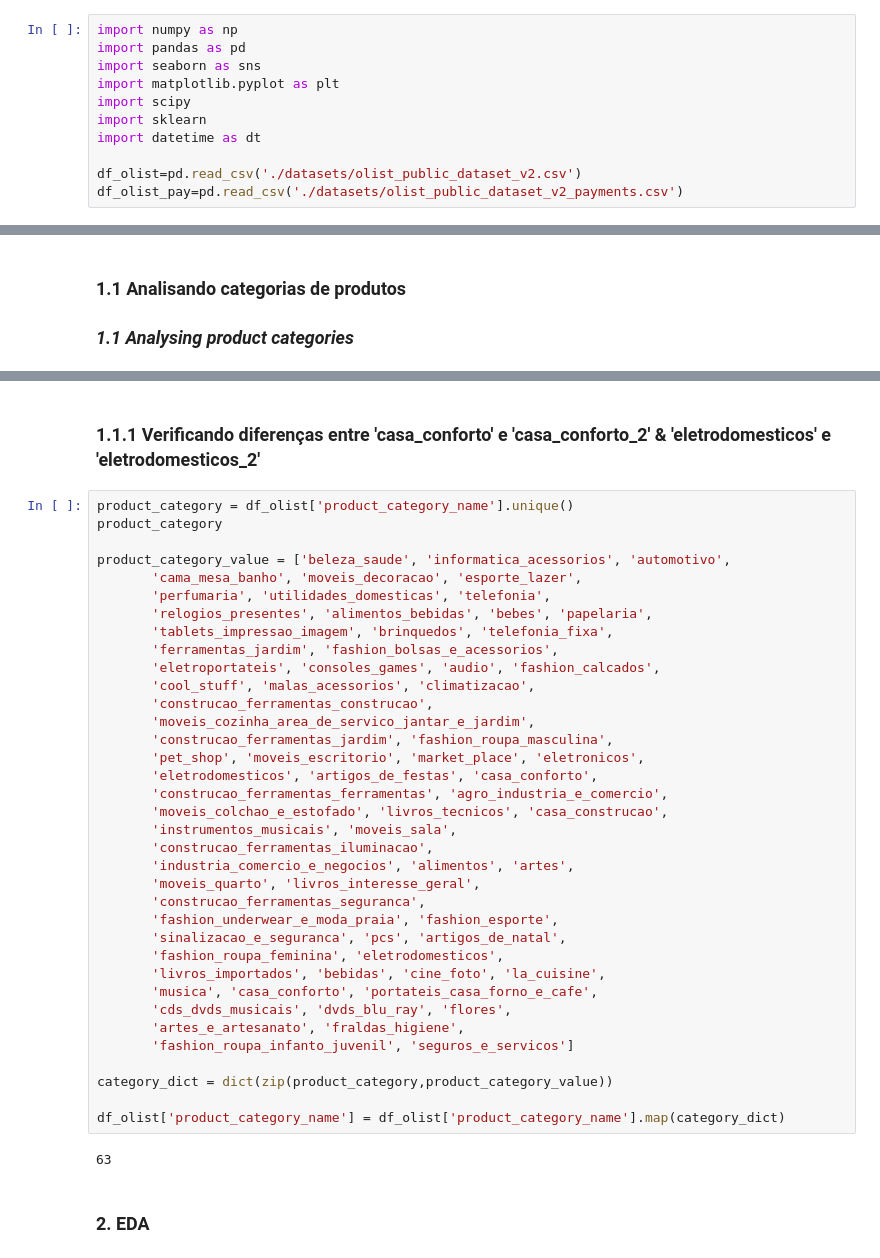
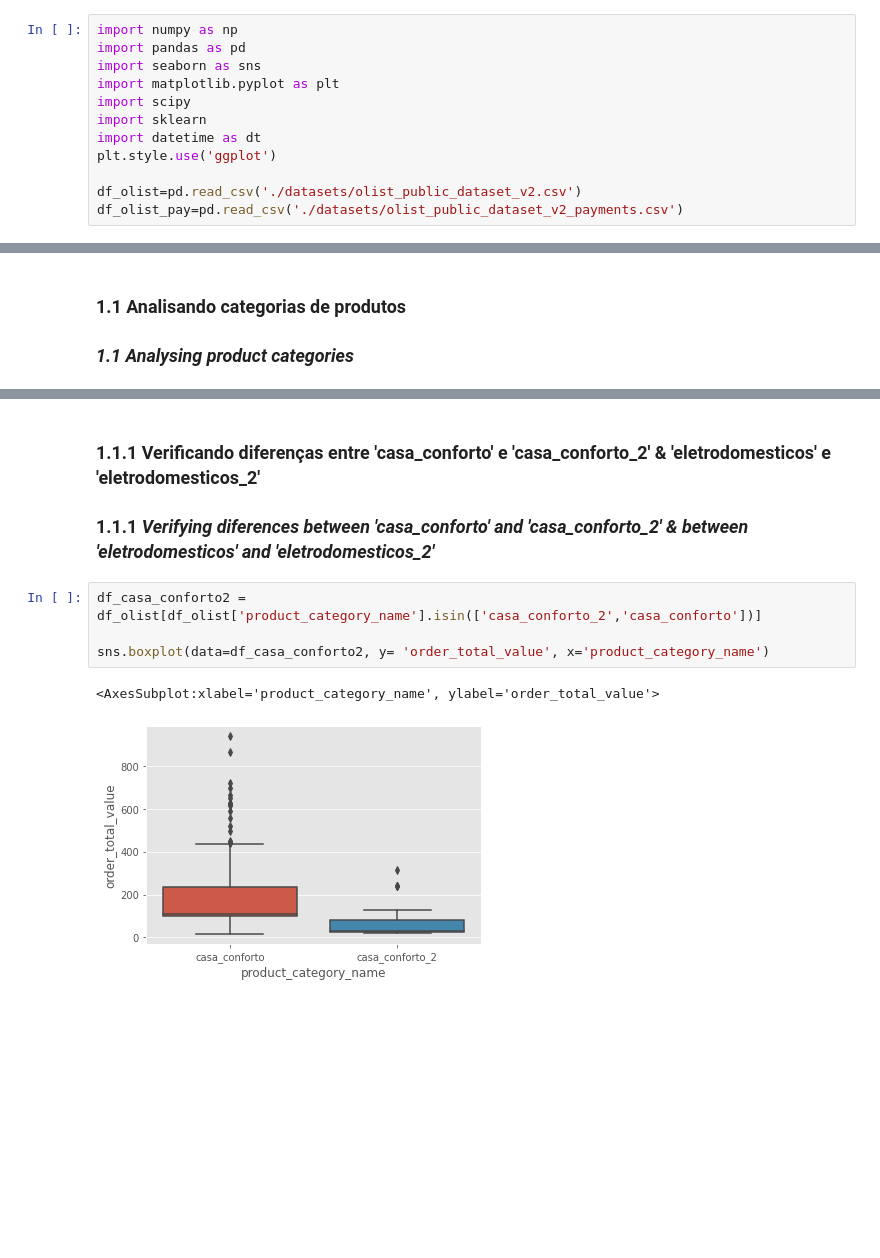
Before and after one commit to rimellegari/e-commerce, a Jupyter notebook: customer.ipynb, the cells around one changed output, grey strips where cells are left out. Drawn from its saved outputs; the diff is of its cells as text; blank space fills up the shorter version.

```diff
--- a/customer.ipynb
+++ b/customer.ipynb
@@ -11,6 +11,7 @@ import matplotlib.pyplot as plt
 import scipy
 import sklearn
 import datetime as dt
+plt.style.use('ggplot')
 
 df_olist=pd.read_csv('./datasets/olist_public_dataset_v2.csv')
 df_olist_pay=pd.read_csv('./datasets/olist_public_dataset_v2_payments.csv')
@@ -212,42 +198,11 @@ product_category
 # %% [markdown]
 ### 1.1.1 Verificando diferenças entre 'casa_conforto' e 'casa_conforto_2' & 'eletrodomesticos' e 'eletrodomesticos_2'
+
+### 1.1.1 *Verifying diferences between 'casa_conforto' and 'casa_conforto_2' & between 'eletrodomesticos' and 'eletrodomesticos_2'*
-# %%
-product_category = df_olist['product_category_name'].unique()
-product_category
-
-product_category_value = ['beleza_saude', 'informatica_acessorios', 'automotivo',
-       'cama_mesa_banho', 'moveis_decoracao', 'esporte_lazer',
-       'perfumaria', 'utilidades_domesticas', 'telefonia',
-       'relogios_presentes', 'alimentos_bebidas', 'bebes', 'papelaria',
-       'tablets_impressao_imagem', 'brinquedos', 'telefonia_fixa',
-       'ferramentas_jardim', 'fashion_bolsas_e_acessorios',
-       'eletroportateis', 'consoles_games', 'audio', 'fashion_calcados',
-       'cool_stuff', 'malas_acessorios', 'climatizacao',
-       'construcao_ferramentas_construcao',
-       'moveis_cozinha_area_de_servico_jantar_e_jardim',
-       'construcao_ferramentas_jardim', 'fashion_roupa_masculina',
-       'pet_shop', 'moveis_escritorio', 'market_place', 'eletronicos',
-       'eletrodomesticos', 'artigos_de_festas', 'casa_conforto',
-       'construcao_ferramentas_ferramentas', 'agro_industria_e_comercio',
-       'moveis_colchao_e_estofado', 'livros_tecnicos', 'casa_construcao',
-       'instrumentos_musicais', 'moveis_sala',
-       'construcao_ferramentas_iluminacao',
-       'industria_comercio_e_negocios', 'alimentos', 'artes',
-       'moveis_quarto', 'livros_interesse_geral',
-       'construcao_ferramentas_seguranca',
-       'fashion_underwear_e_moda_praia', 'fashion_esporte',
-       'sinalizacao_e_seguranca', 'pcs', 'artigos_de_natal',
-       'fashion_roupa_feminina', 'eletrodomesticos',
-       'livros_importados', 'bebidas', 'cine_foto', 'la_cuisine',
-       'musica', 'casa_conforto', 'portateis_casa_forno_e_cafe',
-       'cds_dvds_musicais', 'dvds_blu_ray', 'flores',
-       'artes_e_artesanato', 'fraldas_higiene',
-       'fashion_roupa_infanto_juvenil', 'seguros_e_servicos']
-
-category_dict = dict(zip(product_category,product_category_value))
-
-df_olist['product_category_name'] = df_olist['product_category_name'].map(category_dict)
-# %% [output]
-63
-# %% [markdown]
-### 2. EDA
+# %%
+df_casa_conforto2 = df_olist[df_olist['product_category_name'].isin(['casa_conforto_2','casa_conforto'])]
+
+sns.boxplot(data=df_casa_conforto2, y= 'order_total_value', x='product_category_name')
+# %% [output]
+<AxesSubplot:xlabel='product_category_name', ylabel='order_total_value'>
+[figure, added]
```
Also changed, not shown: parts of 21 cells of this notebook.
